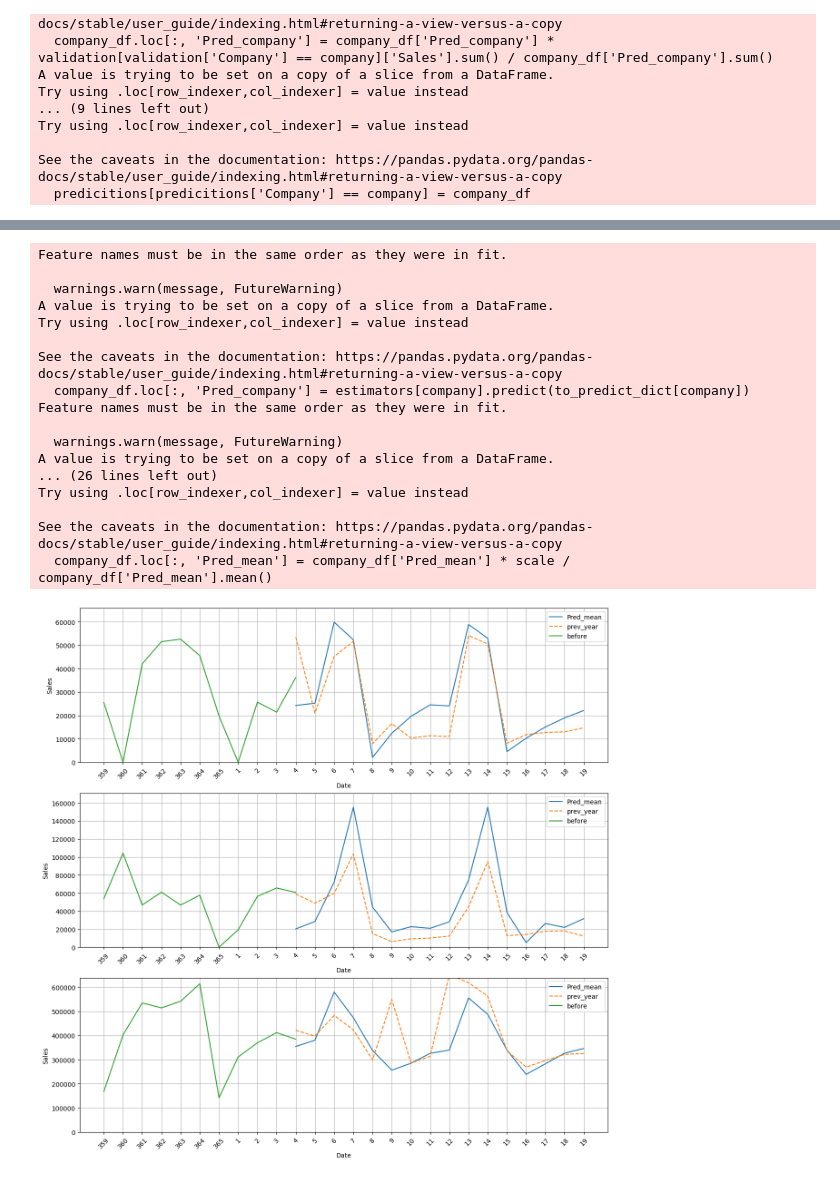
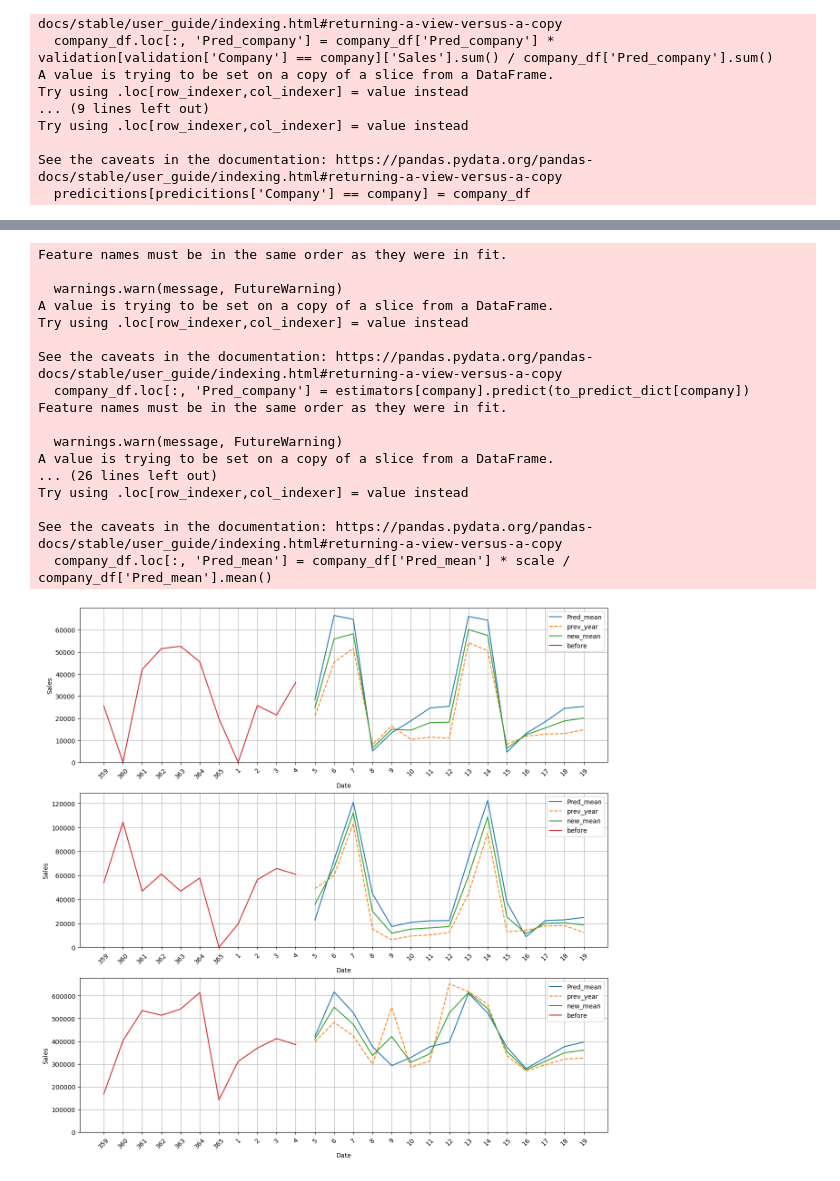
Before and after one commit to FKnorring/restaurant-name-prediction, a Jupyter notebook: covidtest.ipynb, the cells around one changed output, grey strips where cells are left out. Drawn from its saved outputs; the diff is of its cells as text; code cells hidden in the pictures.

```diff
--- a/covidtest.ipynb
+++ b/covidtest.ipynb
@@ -94,0 +167,15 @@ plt.show()
+# %%
+feature_importances = np.mean(
+    [est.feature_importances_ for est in cv['estimator']], axis=0)
+
+feature_importances = pd.Series(feature_importances, index=X_comp.columns)
+# group by feature name that are the same before the underscore if there is an underscore
+feature_importances = feature_importances.groupby(
+    lambda x: x.split('_')[0]).mean().sort_values(ascending=False)
+# rescale so that the sum is 1
+feature_importances = feature_importances / feature_importances.sum()
+features[3] = feature_importances
+#plot importances with sns
+plt.figure(figsize=(10, 5))
+sns.barplot(x=feature_importances.index, y=feature_importances.values)
+plt.show()
@@ -95,4 +204,4 @@ plt.show()
 # %%
 # data sales from 09
-actual_data = preprocess(data, fill_dates=True)
+actual_data, _ = preprocess(data, fill_dates=True)
 validation = actual_data[actual_data['Date'] >= '2022-11-01']
@@ -100,8 +220,8 @@ validation = actual_data[actual_data['Date'] >= '2022-11-01']
 validation_sales = validation['Sales']
 validation['Season'] = validation['Date'].dt.quarter
 X_valid = validation.drop(
-    ['Date', 'Sales', 'Year', 'Month', 'Workday', 'Payweek', 'Day'], axis=1)
-X_valid = pd.get_dummies(X_valid, columns=['Weekday', 'Week', 'Season'])
+    ['Date', 'Sales', 'Year', 'Month', 'Workday', 'Payweek'], axis=1)
+X_valid = pd.get_dummies(X_valid, columns=['Weekday', 'Week', 'Season', 'Day'])
 # fill with missing columns form X
 for col in X.columns:
   if col not in X_valid.columns:
@@ -116,7 +236,7 @@ for company in [0,1,2]:
   company_df.loc[:, 'Pred_company'] = estimators[company].predict(X_valid_dict[company])
   predicitions[predicitions['Company'] == company] = company_df
 
-predicitions['Pred_all'] = cv['estimator'][np.argmin(cv['test_score'])].predict(X_valid_dict['all'])
+predicitions['Pred_all'] = cv['estimator'][np.argmax(cv['test_score'])].predict(X_valid_dict['all'])
 # %% [output]
 A value is trying to be set on a copy of a slice from a DataFrame.
 Try using .loc[row_indexer,col_indexer] = value instead
@@ -183,2 +303,2 @@ for company in [0,1,2]:
 # %%
-actual_data = preprocess(data, fill_dates=True)
+actual_data, _ = preprocess(data, fill_dates=True)
@@ -185,8 +316,8 @@ actual_data = preprocess(data, fill_dates=True)
 # %%
-new_dates = pd.date_range("2023-01-04", "2023-01-19")
+new_dates = pd.date_range("2023-01-05", "2023-01-19")
 to_predict = pd.DataFrame({'Date': new_dates.repeat(3), 'Company': np.tile([0,1,2], len(new_dates)), 'Sales': 0})
 to_predict.head()
-to_predict = preprocess(to_predict, fill_dates=False)
+to_predict, _ = preprocess(to_predict, fill_dates=False)
 to_predict['Season'] = to_predict['Date'].dt.quarter
 #X = sales.drop(['Date','Sales','Year', 'Workday', 'Payweek', 'Day', 'Month'], axis=1)
 #X = pd.get_dummies(X, columns=['Weekday', 'Season', 'Week'])
@@ -213,7 +344,7 @@ predicitions['Pred_all'] = cv['estimator'][np.argmin(cv['test_score'])].predict(
 predicitions['Pred_mean'] = predicitions[['Pred_company', 'Pred_all']].mean(axis=1)
 
 for company in [0,1,2]:
-  scale = validation_sales[validation['Company'] == company][-12:].mean()
+  scale = validation_sales[validation['Company'] == company][-15:].mean()
   company_df = predicitions[predicitions['Company'] == company]
   company_df.loc[:, 'Pred_company'] = company_df['Pred_company'] * scale / company_df['Pred_company'].mean()
   company_df.loc[:, 'Pred_all'] = company_df['Pred_all'] * scale / company_df['Pred_all'].mean()
@@ -222,49 +353,53 @@ for company in [0,1,2]:
 
 # plot all predictions per company
 fig, ax = plt.subplots(3, 1, figsize=(15, 15))
+predicitions['New_mean'] = 0
 for company in [0,1,2]:
   x = pd.date_range("2022-12-25", "2023-01-19")
   pred_company = predicitions[predicitions['Company'] == company]['Pred_company']
   pred_all = predicitions[predicitions['Company'] == company]['Pred_all']
   pred_mean = predicitions[predicitions['Company'] == company]['Pred_mean']
   prev_year = actual_data[(actual_data['Company'] == company) & (
-      actual_data['Date'] >= '2022-01-05') & (actual_data['Date'] <= '2022-01-20')]['Sales']
+      actual_data['Date'] >= '2022-01-06') & (actual_data['Date'] <= '2022-01-20')]['Sales']
   # pad start for pred_company, pred_all, pred_mean and prev_year with zeros to match length of x
 
   before = actual_data[(actual_data['Company'] == company) & (
       actual_data['Date'] <= '2023-01-04') & (actual_data['Date'] >= '2022-12-25')]['Sales']
-
+  # calculate mean between dataframe pred_mean and dataframe prev_year
+  new_mean = (prev_year.to_numpy() + pred_mean.to_numpy()) / 2
+  predicitions.loc[predicitions['Company'] == company, 'New_mean'] = new_mean
   # set ax xticks to x
   ax[company].set_xticks(x)
   ax[company].set_xticklabels(x.day_of_year, rotation=45)
   #ax[company].plot(x, pred_company, label='Pred_company')
   #ax[company].plot(x, pred_all, label='Pred_all')
-  ax[company].plot(x[10:], pred_mean, label='Pred_mean')
-  ax[company].plot(x[10:], prev_year, '--', label='prev_year')
+  ax[company].plot(x[11:], pred_mean, label='Pred_mean')
+  ax[company].plot(x[11:], prev_year, '--', label='prev_year')
+  ax[company].plot(x[11:], new_mean, label='new_mean')
   ax[company].plot(x[:11], before, label='before')
   ax[company].grid()
   ax[company].legend()
   ax[company].set_xlabel('Date')
   ax[company].set_ylabel('Sales')
-  ax[company].set_ylim(0, max(pred_mean) * 1.1)
+  ax[company].set_ylim(0)
 # %% [output]
 Feature names must be in the same order as they were in fit.
 
   warnings.warn(message, FutureWarning)
 A value is trying to be set on a copy of a slice from a DataFrame.
 Try using .loc[row_indexer,col_indexer] = value instead
 
 See the caveats in the documentation: https://pandas.pydata.org/pandas-docs/stable/user_guide/indexing.html#returning-a-view-versus-a-copy
   company_df.loc[:, 'Pred_company'] = estimators[company].predict(to_predict_dict[company])
 Feature names must be in the same order as they were in fit.
 
   warnings.warn(message, FutureWarning)
 A value is trying to be set on a copy of a slice from a DataFrame.
 ... (26 lines left out)
 Try using .loc[row_indexer,col_indexer] = value instead
 
 See the caveats in the documentation: https://pandas.pydata.org/pandas-docs/stable/user_guide/indexing.html#returning-a-view-versus-a-copy
   company_df.loc[:, 'Pred_mean'] = company_df['Pred_mean'] * scale / company_df['Pred_mean'].mean()
-[figure, old version]
+[figure, new version]
 # %%
 # create an output dataframe with columns ID and Sales, where prediction['Date', 'Company'] is ID as YYYY-MM-DD_company and Sales is the prediction['Pred_mean']
```
Also changed, not shown: parts of 17 cells of this notebook, 5 other files.
